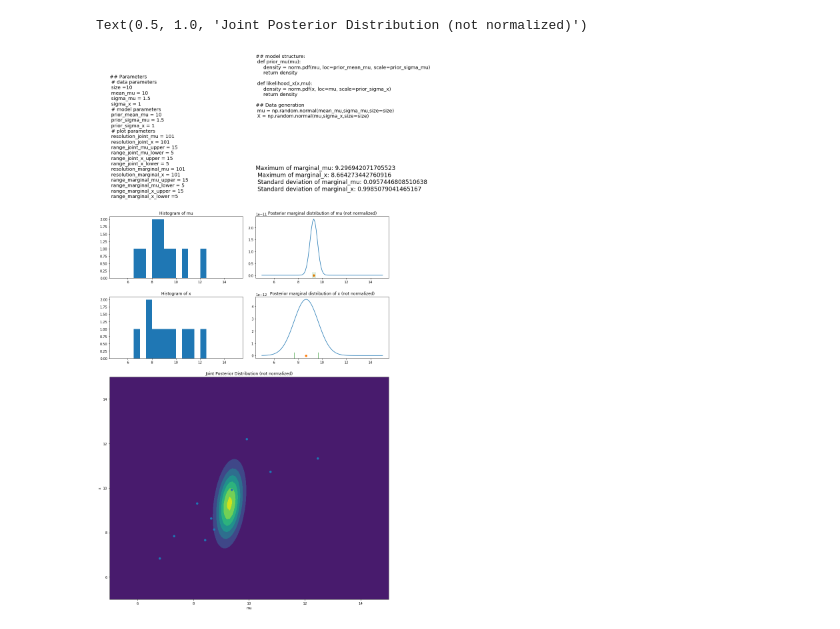
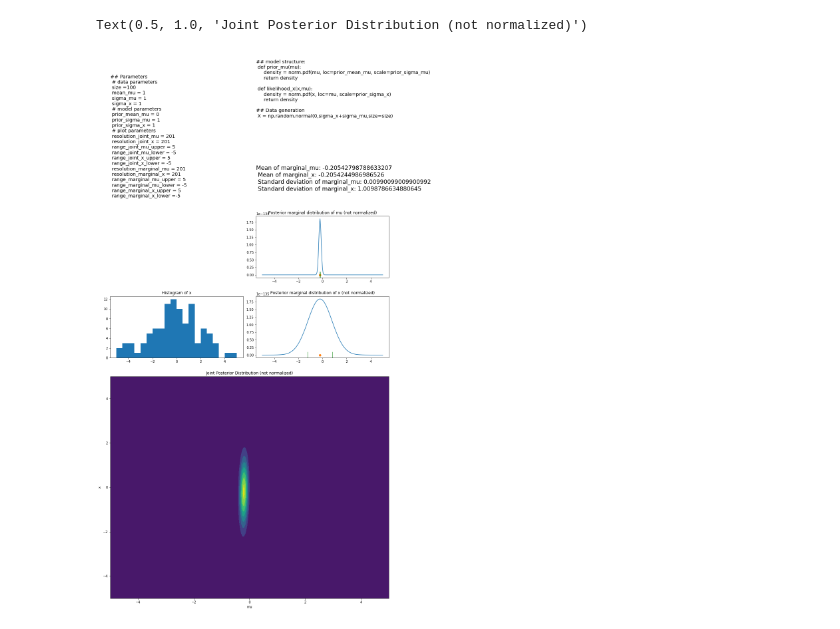
Before and after one commit to jong42/Master_Thesis_CDS, a Jupyter notebook: basic_manual_example.ipynb, the cells around one changed output. Drawn from its saved outputs; the diff is of its cells as text; code cells hidden in the pictures.

```diff
--- a/basic_manual_example.ipynb
+++ b/basic_manual_example.ipynb
@@ -40,7 +40,7 @@ range_marginal_x_lower = 5
 # %%
 ## Generate data
-mu = np.random.normal(mean_mu,sigma_mu,size=size)
-X = np.random.normal(mu,sigma_x,size=size)
+#mu = np.random.normal(mean_mu,sigma_mu,size=size)
+X = np.random.normal(0,sigma_x+sigma_mu,size=size)
 # %%
 ## Calculate joint posterior distribution
 def prior_mu(mu):
@@ -172,51 +172,50 @@ def likelihood_x(x,mu): \n \
     return density \n \
     \n\
 ## Data generation \n \
-mu = np.random.normal(mean_mu,sigma_mu,size=size) \n \
-X = np.random.normal(mu,sigma_x,size=size)',
+X = np.random.normal(0,sigma_x+sigma_mu,size=size)',
         fontsize ='x-large')
 
 plt.subplot(vis_grid[1, 1])
 axis('off')
 plt.text(0,0,
-'Maximum of marginal_mu: ' + str(posterior_mean_mu) + '\n \
-Maximum of marginal_x: ' + str(posterior_mean_x) + '\n \
+'Mean of marginal_mu: ' + str(posterior_mean_mu) + '\n \
+Mean of marginal_x: ' + str(posterior_mean_x) + '\n \
 Standard deviation of marginal_mu: ' + str(posterior_sigma_mu) + '\n \
 Standard deviation of marginal_x: ' + str(posterior_sigma_x) + '\n ',
         fontsize ='xx-large')
 
-plt.subplot(vis_grid[2, 0])
-hist(mu,range=[range_marginal_mu_lower,range_marginal_mu_upper],bins=20)
-plt.title('Histogram of mu')
+#plt.subplot(vis_grid[2, 0])
+#hist(mu,range=[range_marginal_mu_lower,range_marginal_mu_upper],bins=20)
+#plt.title('Histogram of mu')
 
 plt.subplot(vis_grid[2, 1:])
 plt.plot(range_marginals_mu, marginals_mu)
 plt.title('Posterior marginal distribution of mu (not normalized)')
 plot([posterior_mean_mu], [0], 'o')
 plot([posterior_mean_mu + posterior_sigma_mu], [0], 'g|', markersize=20)
 plot([posterior_mean_mu - posterior_sigma_mu], [0], 'g|', markersize=20)
 
 
 plt.subplot(vis_grid[3, 0])
 hist(X,range=[range_marginal_x_lower,range_marginal_x_upper],bins=20)
 plt.title('Histogram of x')
 
 plt.subplot(vis_grid[3, 1:])
 plt.plot(range_marginals_x, marginals_x)
 plt.title('Posterior marginal distribution of x (not normalized)')
 plot([posterior_mean_x], [0], 'o')
 plot([posterior_mean_x + posterior_sigma_x], [0], 'g|', markersize=20)
 plot([posterior_mean_x - posterior_sigma_x], [0], 'g|', markersize=20)
 
 
 plt.subplot(vis_grid[4:7, :])
 cnt = contourf(mu_plot, x_plot, grid)
 plt.xlabel('mu')
 plt.ylabel('x')
 plt.ylim((range_joint_x_lower,range_joint_x_upper))
 plt.xlim((range_joint_mu_lower,range_joint_mu_upper))
-_ = plt.scatter(mu, X)
+#_ = plt.scatter(mu, X)
 plt.title('Joint Posterior Distribution (not normalized)')
 # %% [output]
 Text(0.5, 1.0, 'Joint Posterior Distribution (not normalized)')
-[figure, old version]
+[figure, new version]
```
Also changed, not shown: parts of 1 cell of this notebook.
